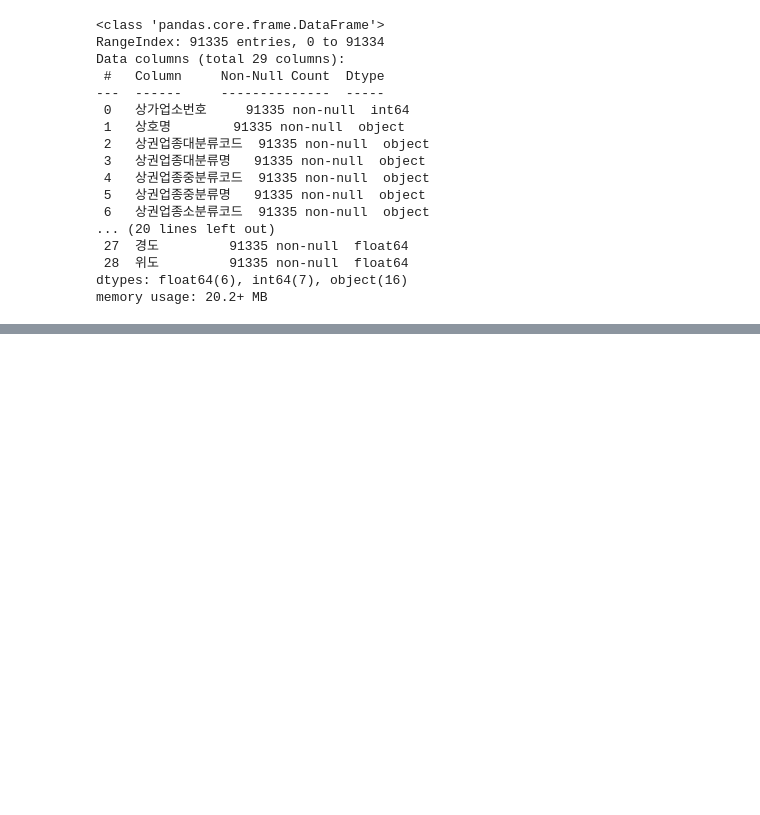
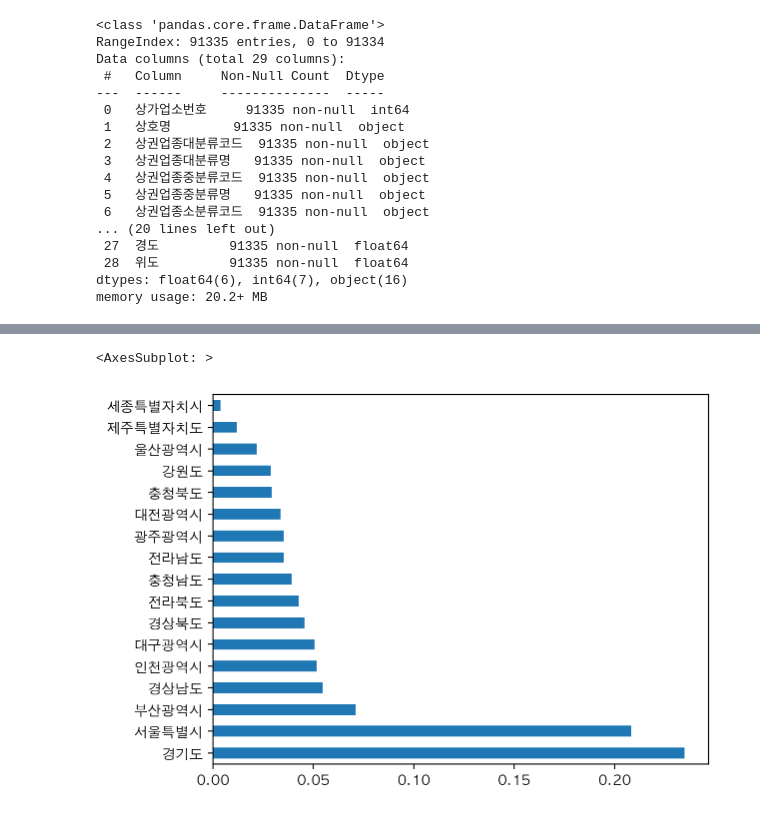
Before and after one commit to Minsoo0405/pythonbasic, a Jupyter notebook: coaching_study/coaching_study_2week.ipynb, the cells around one changed output, grey strips where cells are left out. Cells and saved outputs as stored; diff of their text form; code cells hidden in the pictures; blank space fills up the shorter version.

```diff
--- a/coaching_study/coaching_study_2week.ipynb
+++ b/coaching_study/coaching_study_2week.ipynb
@@ -201,0 +354,7 @@ memory usage: 20.2+ MB
+# %%
+city_nolization = df["시도명"].value_counts(normalize=True)
+
+city_nolization.plot.barh()
+# %% [output]
+<AxesSubplot: >
+[figure, added]
```
Also changed, not shown: parts of 34 cells of this notebook, 1 other file.
